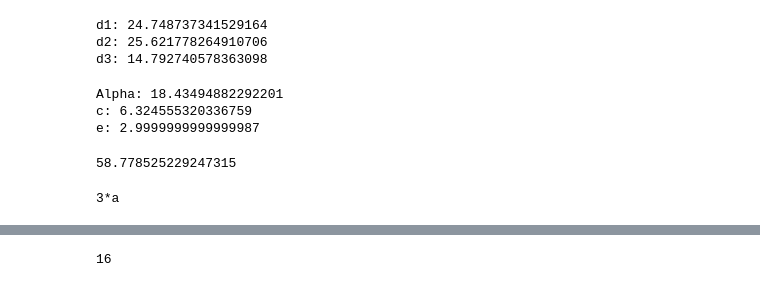
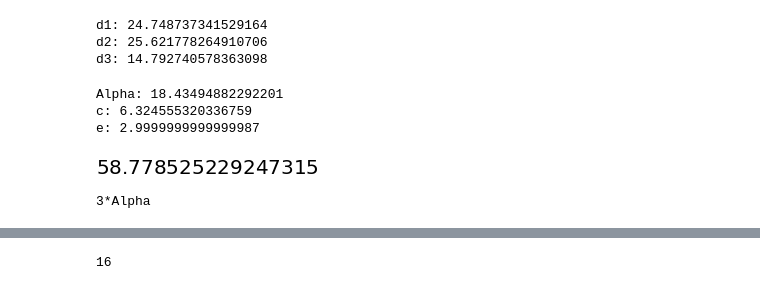
Before and after one commit to Physalisx8/Mathe2, a Jupyter notebook: Kiwan/Aufgabensammlung Mathe 2 WiSe 19.ipynb, the cells around one changed output, grey strips where cells are left out. Cells and saved outputs as stored; diff of their text form; code cells hidden in the pictures.

```diff
--- a/Kiwan/Aufgabensammlung Mathe 2 WiSe 19.ipynb
+++ b/Kiwan/Aufgabensammlung Mathe 2 WiSe 19.ipynb
@@ -640,16 +631,16 @@ e: 2.9999999999999987
 # %%
 #Nr.169
 from math import *
 degToRad = (pi/180)
 radToDeg = (180/pi)
 Alpha = 90/5*degToRad
 AB = 100 #Radius ist 50, AB geht durch Mittelpunkt und ist somit = der Durchmesser; Hypotenuse zum Winkel bei A
 #BC als Gegenkathete vom Winkel bei A (2*Alpha)
-#sin(2*Alpha) = CB / AB
-CB = sin(2*Alpha) * AB
-CB #Lösung: 58.78
+#sin(2*Alpha) = BC / AB
+BC = sin(2*Alpha) * AB
+BC #Lösung: 58.78
 # %% [output]
-58.778525229247315
+[figure, added]
 # %%
 #Nr.170
 from sympy import *
@@ -667,11 +658,11 @@ from sympy import *
     #180 - (180 - 2 * (180 - Gamma)) - Alpha
     #180 - (180 - 2 * (180 - (180 - 2 * Alpha))) - Alpha
 
-a = symbols("a")
+a = symbols("Alpha")
 180 - (180 - 2 * (180 - (180 - 2 * a))) - a
 #Lösung: 3 * Alpha
 # %% [output]
-3*a
+3*Alpha
 # %%
 #Nr.171
 #Seitenlängen: a = b = 13; c = 10
```
Also changed, not shown: parts of 84 cells of this notebook, 1 other file.
